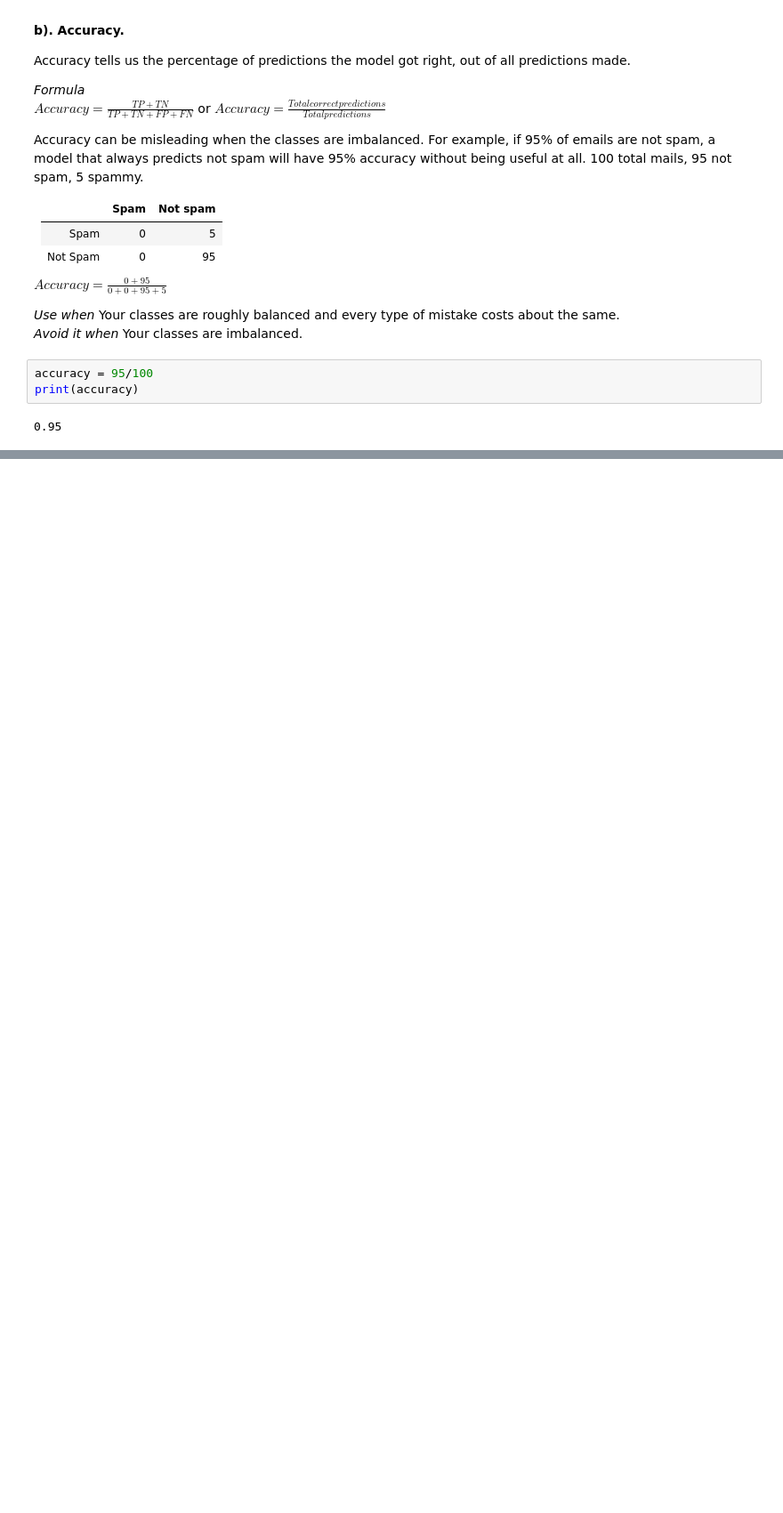
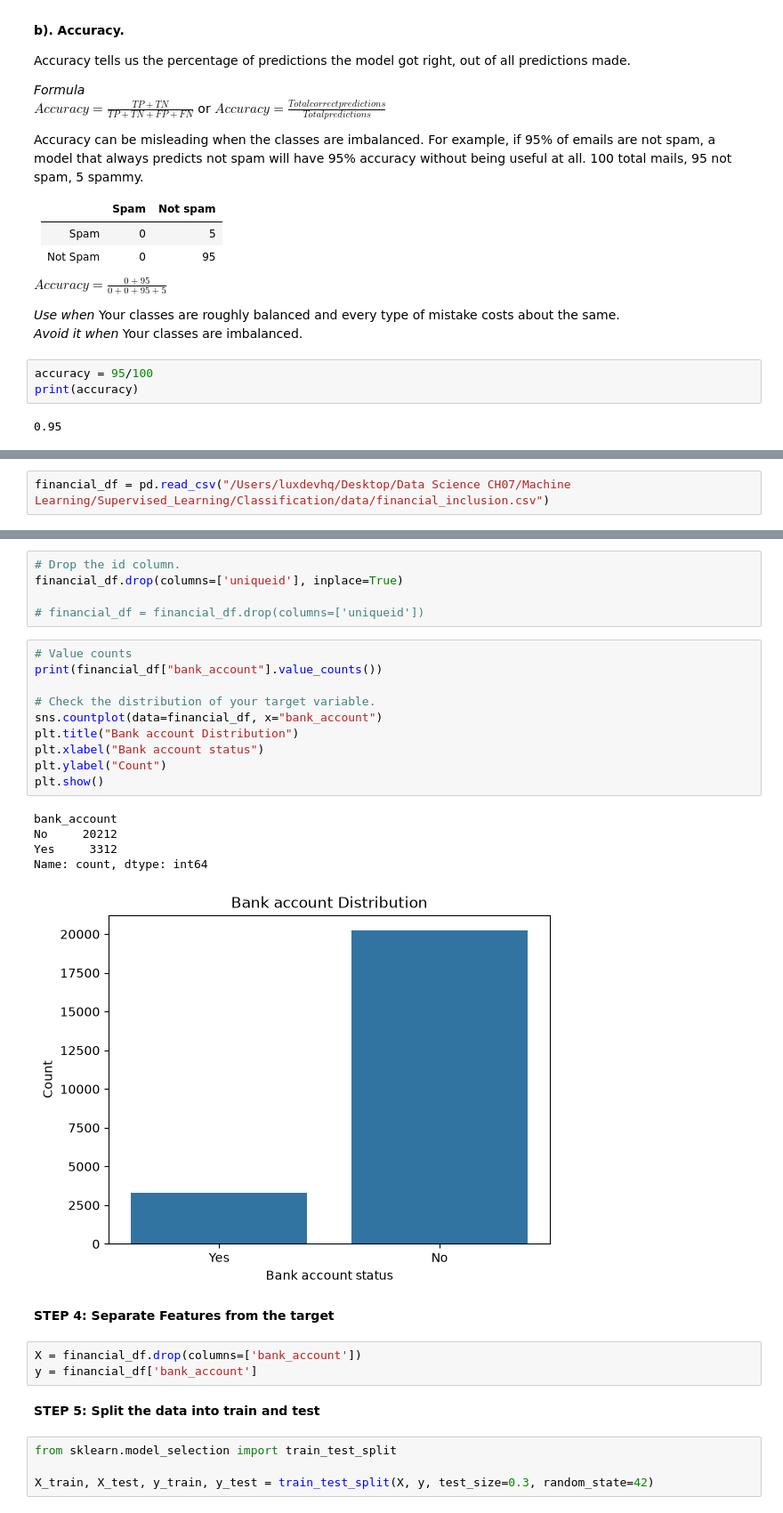
Before and after one commit to EmmanuelKiriinya/Machine-learning-notes, a Jupyter notebook: Supervised_Learning/Classification/classification_evening.ipynb, the cells around one changed output, grey strips where cells are left out. Shown at 89% size. Saved outputs shown, nothing was run; the diff lists cells and outputs as text; blank space fills up the shorter version.

```diff
--- a/Supervised_Learning/Classification/classification_evening.ipynb
+++ b/Supervised_Learning/Classification/classification_evening.ipynb
@@ -57,0 +135,2 @@ print(accuracy)
+# %%
+financial_df = pd.read_csv("/Users/luxdevhq/Desktop/Data Science CH07/Machine Learning/Supervised_Learning/Classification/data/financial_inclusion.csv")
@@ -57,0 +240,32 @@ print(accuracy)
+# %%
+# Drop the id column.
+financial_df.drop(columns=['uniqueid'], inplace=True)
+
+# financial_df = financial_df.drop(columns=['uniqueid'])
+# %%
+# Value counts
+print(financial_df["bank_account"].value_counts())
+
+# Check the distribution of your target variable.
+sns.countplot(data=financial_df, x="bank_account")
+plt.title("Bank account Distribution")
+plt.xlabel("Bank account status")
+plt.ylabel("Count")
+plt.show()
+# %% [output]
+bank_account
+No     20212
+Yes     3312
+Name: count, dtype: int64
+[figure, added]
+# %% [markdown]
+__STEP 4: Separate Features from the target__
+# %%
+X = financial_df.drop(columns=['bank_account'])
+y = financial_df['bank_account']
+# %% [markdown]
+__STEP 5: Split the data into train and test__
+# %%
+from sklearn.model_selection import train_test_split
+
+X_train, X_test, y_train, y_test = train_test_split(X, y, test_size=0.3, random_state=42)
```
Also changed, not shown: parts of 16 cells of this notebook, 2 other files.
